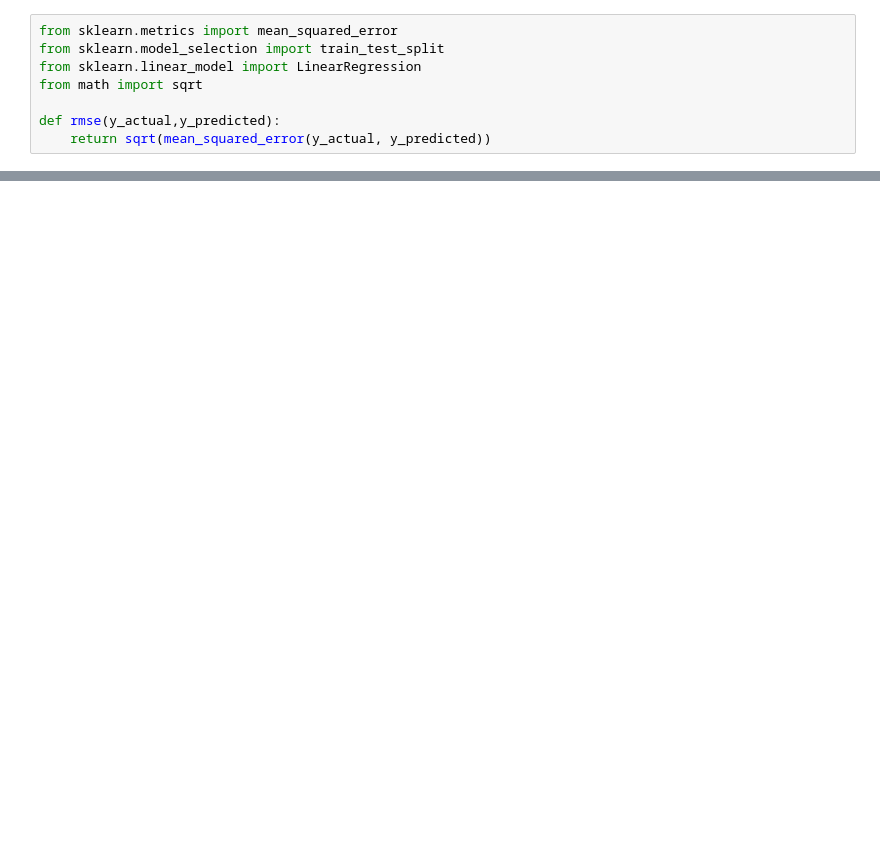
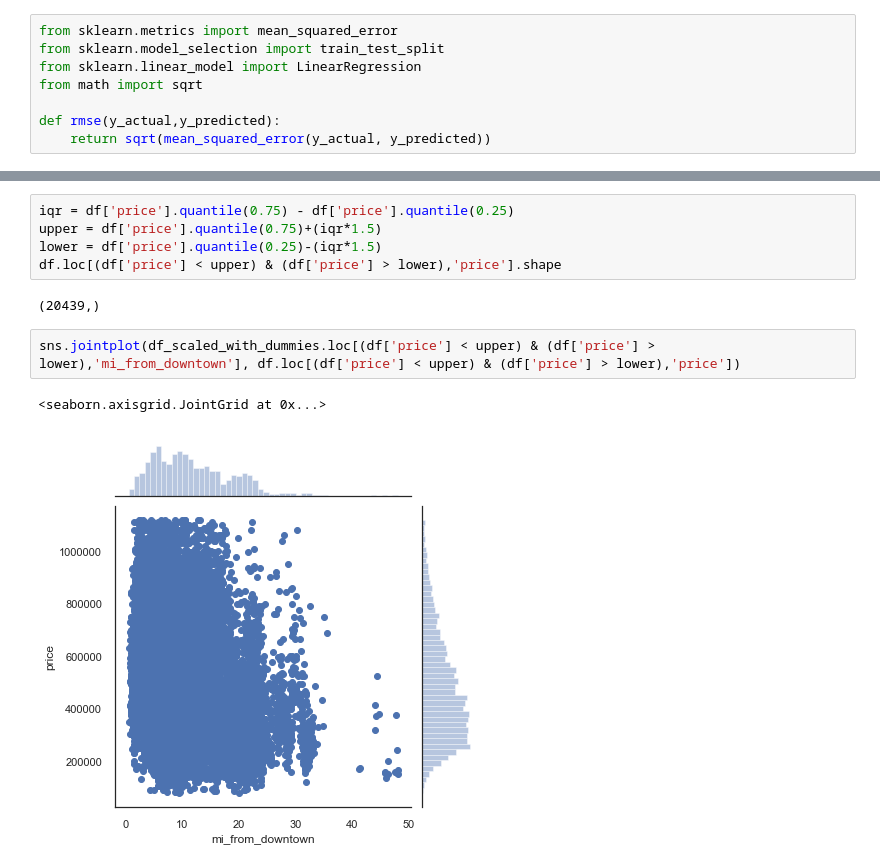
Before and after one commit to AnnaLara/dsc-1-final-project, a Jupyter notebook: draft_z.ipynb, the cells around one changed output, grey strips where cells are left out. Cells and saved outputs as stored; diff of their text form; blank space fills up the shorter version.

```diff
--- a/draft_z.ipynb
+++ b/draft_z.ipynb
@@ -1112,0 +1113,12 @@ rmse(y_test,y_pred)
+# %%
+iqr = df['price'].quantile(0.75) - df['price'].quantile(0.25)
+upper = df['price'].quantile(0.75)+(iqr*1.5)
+lower = df['price'].quantile(0.25)-(iqr*1.5)
+df.loc[(df['price'] < upper) & (df['price'] > lower),'price'].shape
+# %% [output]
+(20439,)
+# %%
+sns.jointplot(df_scaled_with_dummies.loc[(df['price'] < upper) & (df['price'] > lower),'mi_from_downtown'], df.loc[(df['price'] < upper) & (df['price'] > lower),'price'])
+# %% [output]
+<seaborn.axisgrid.JointGrid at 0x...>
+[figure, added]
```
Also changed, not shown: parts of 14 cells of this notebook, 2 other files.
